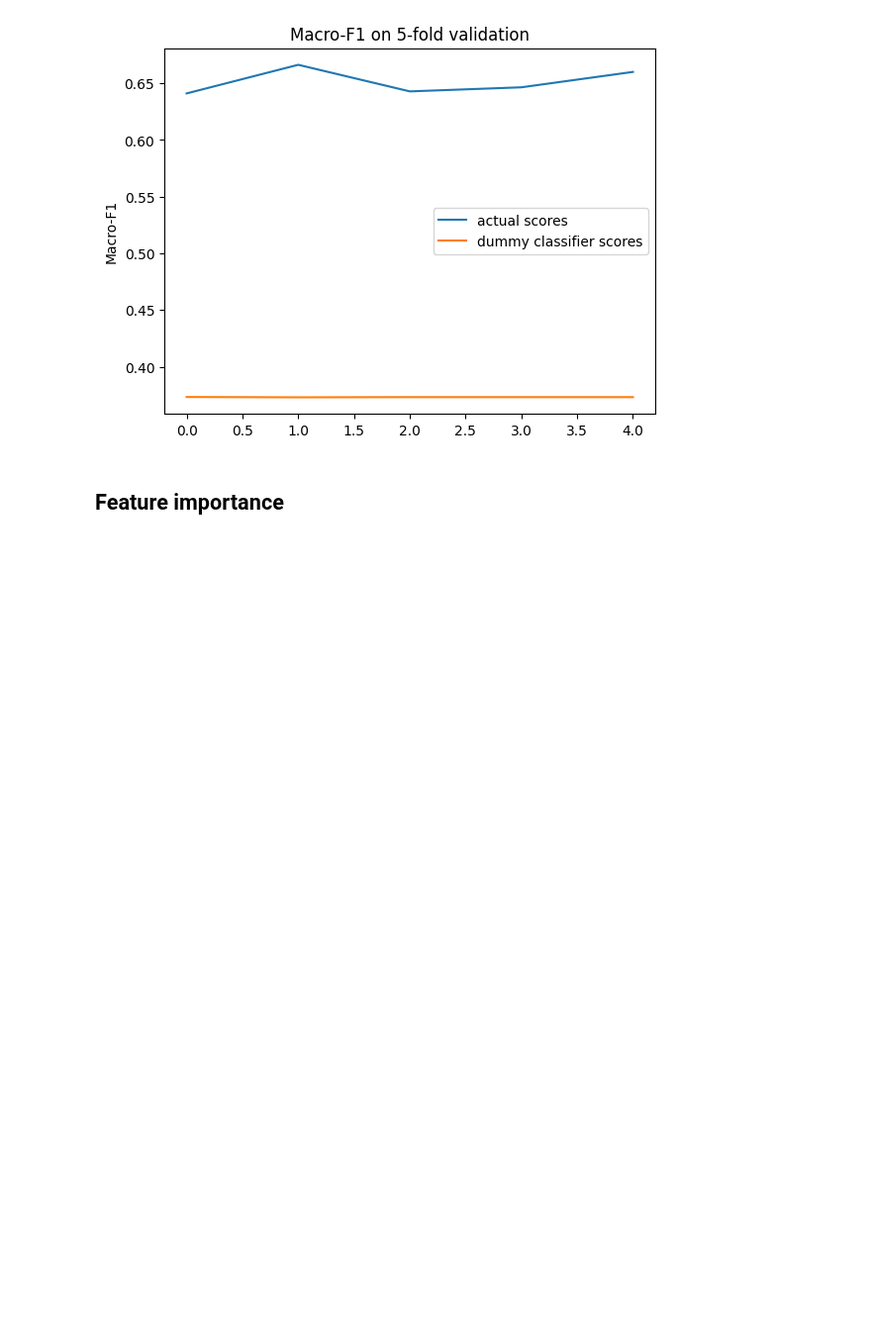
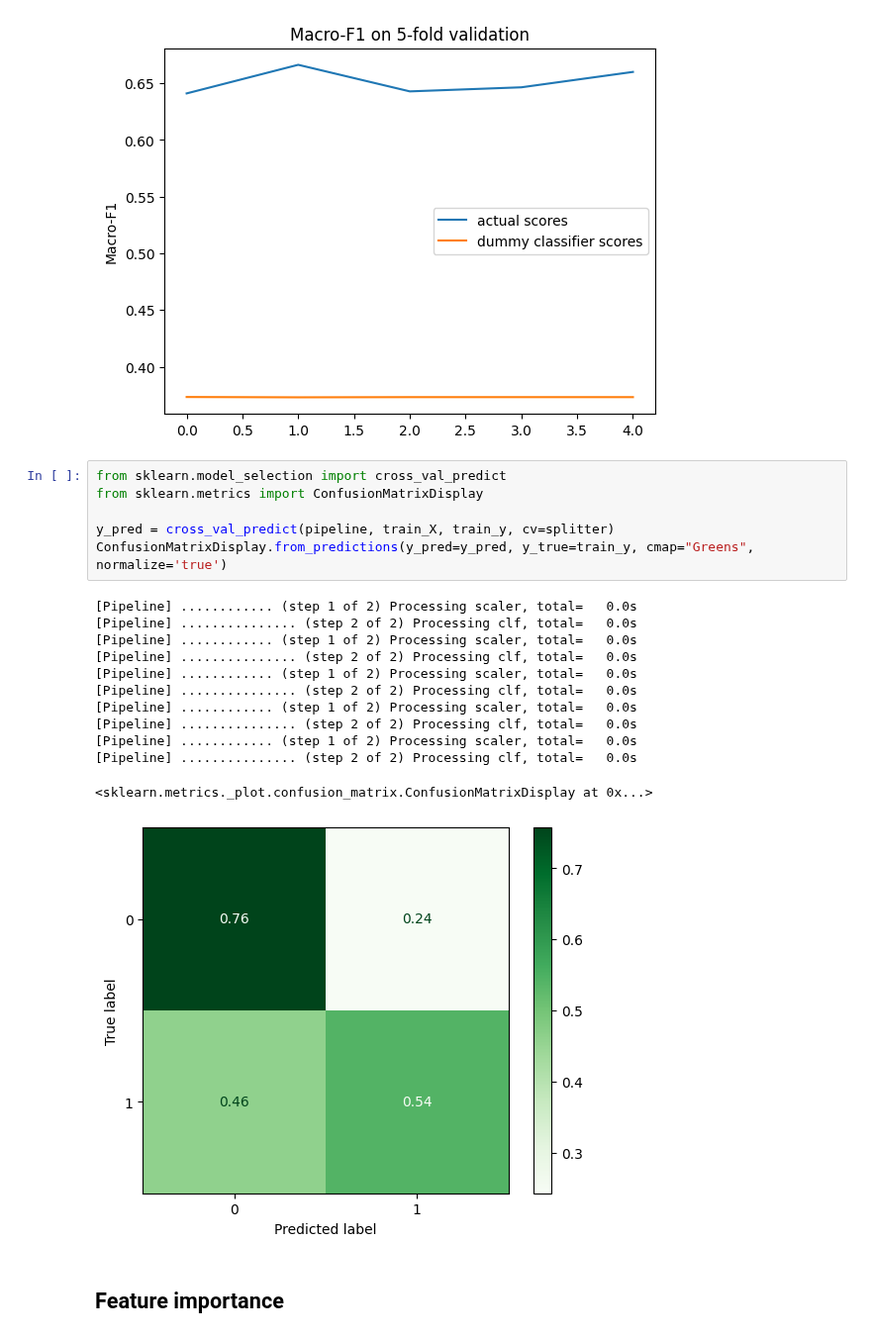
Before and after one commit to g-fabiani4-unipi/txa_project, a Jupyter notebook: src/style_analysis.ipynb, the cells around one changed output. Shown at 99% size. Saved outputs shown, nothing was run; the diff lists cells and outputs as text; blank space fills up the shorter version.

Commit message:
Add confusion matrix from cross validation predictions

```diff
--- a/src/style_analysis.ipynb
+++ b/src/style_analysis.ipynb
@@ -283,6 +282,25 @@ plt.legend()
 plt.show()
 # %% [output]
 [figure]
+# %%
+from sklearn.model_selection import cross_val_predict
+from sklearn.metrics import ConfusionMatrixDisplay
+
+y_pred = cross_val_predict(pipeline, train_X, train_y, cv=splitter)
+ConfusionMatrixDisplay.from_predictions(y_pred=y_pred, y_true=train_y, cmap="Greens", normalize='true')
+# %% [output]
+[Pipeline] ............ (step 1 of 2) Processing scaler, total=   0.0s
+[Pipeline] ............... (step 2 of 2) Processing clf, total=   0.0s
+[Pipeline] ............ (step 1 of 2) Processing scaler, total=   0.0s
+[Pipeline] ............... (step 2 of 2) Processing clf, total=   0.0s
+[Pipeline] ............ (step 1 of 2) Processing scaler, total=   0.0s
+[Pipeline] ............... (step 2 of 2) Processing clf, total=   0.0s
+[Pipeline] ............ (step 1 of 2) Processing scaler, total=   0.0s
+[Pipeline] ............... (step 2 of 2) Processing clf, total=   0.0s
+[Pipeline] ............ (step 1 of 2) Processing scaler, total=   0.0s
+[Pipeline] ............... (step 2 of 2) Processing clf, total=   0.0s
+<sklearn.metrics._plot.confusion_matrix.ConfusionMatrixDisplay at 0x...>
+[figure, added]
 # %% [markdown]
 ## Feature importance
 # %%
```
Also changed, not shown: parts of 1 cell of this notebook.
